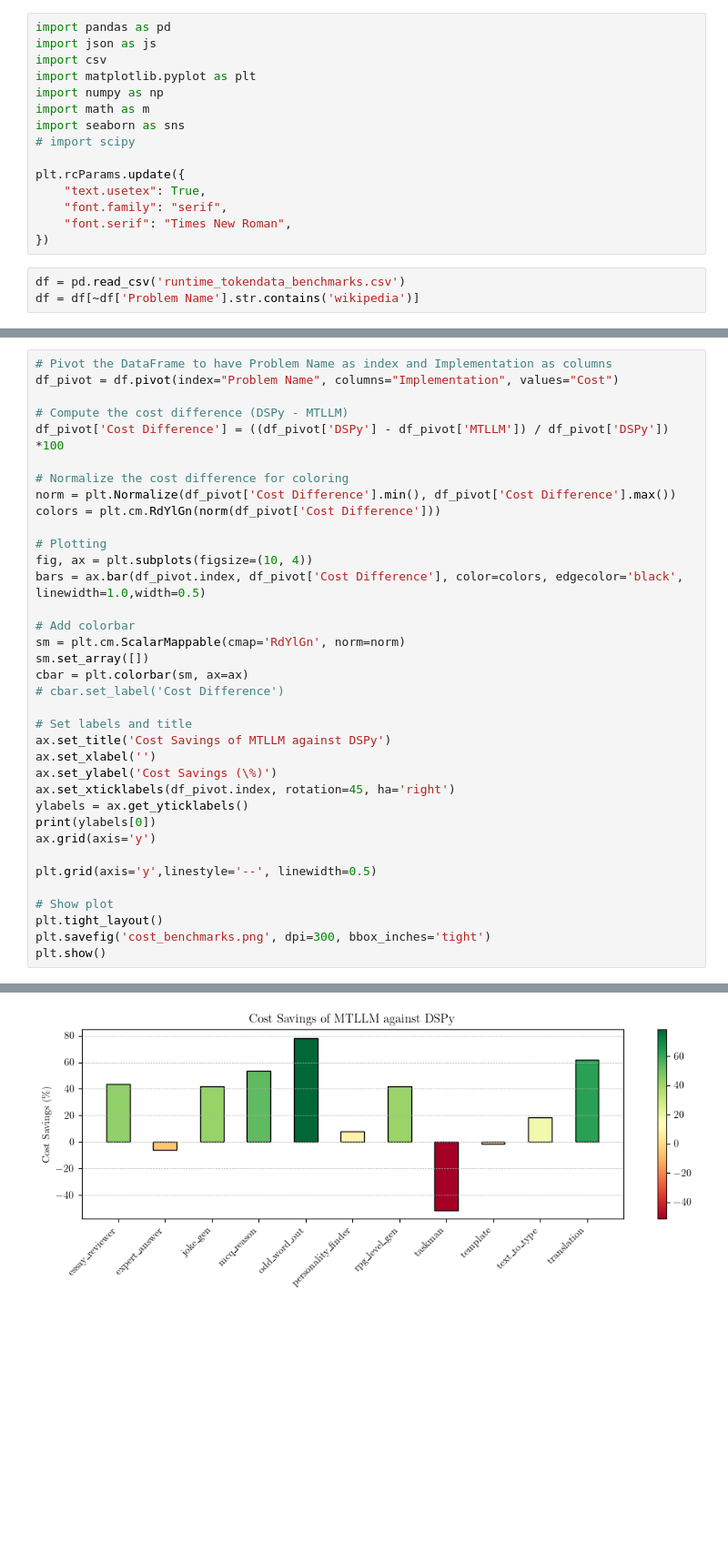
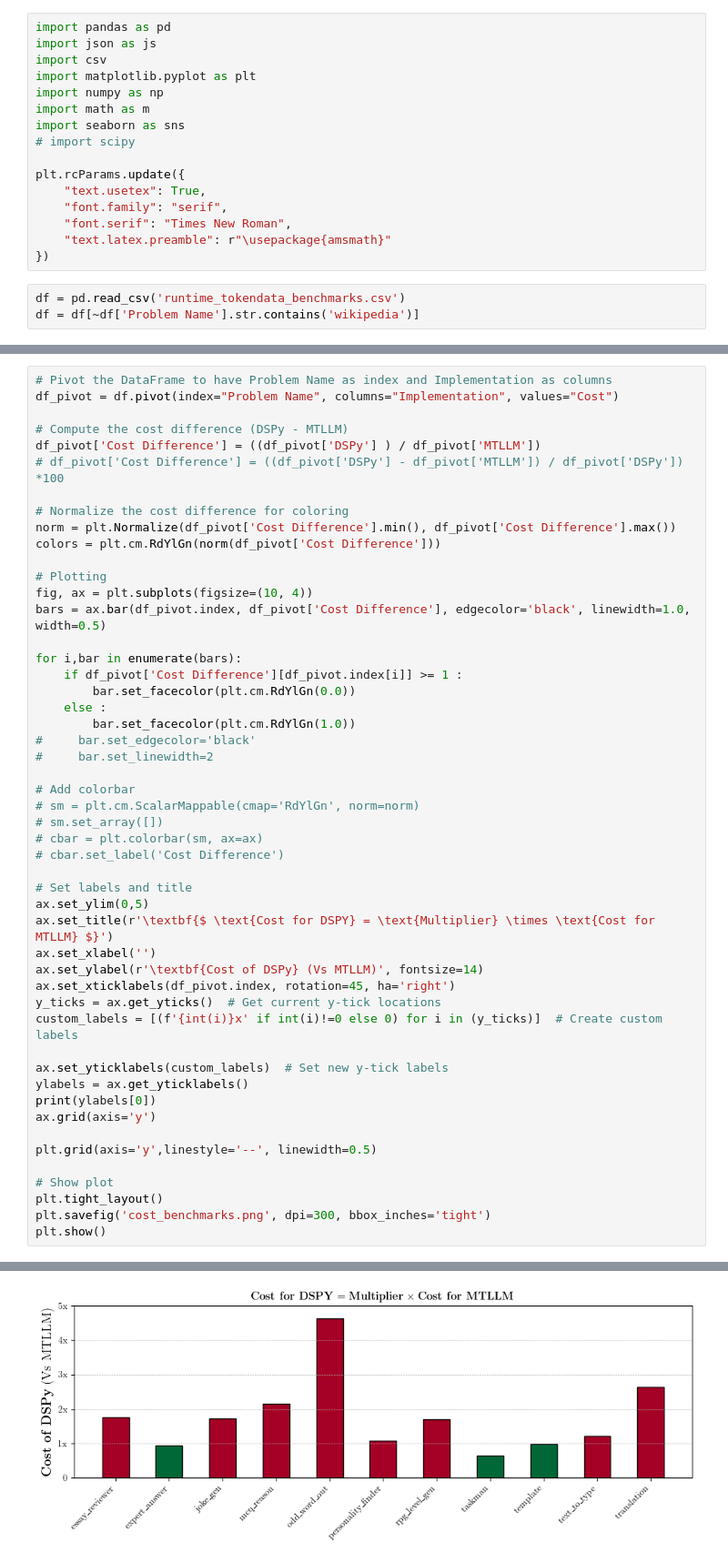
Before and after one commit to Jaseci-Labs/mtllm-evaluation, a Jupyter notebook: runs/Runtime_Tokens.ipynb, the cells around one changed output, grey strips where cells are left out. Shown at 91% size. Saved outputs shown, nothing was run; the diff lists cells and outputs as text; blank space fills up the shorter version.

```diff
--- a/runs/Runtime_Tokens.ipynb
+++ b/runs/Runtime_Tokens.ipynb
@@ -12,6 +12,7 @@ plt.rcParams.update({
     "text.usetex": True,
     "font.family": "serif",
     "font.serif": "Times New Roman",
+    "text.latex.preamble": r"\usepackage{amsmath}"
 })
 # %%
 df = pd.read_csv('runtime_tokendata_benchmarks.csv')
@@ -136,7 +115,8 @@ df
 df_pivot = df.pivot(index="Problem Name", columns="Implementation", values="Cost")
 
 # Compute the cost difference (DSPy - MTLLM)
-df_pivot['Cost Difference'] = ((df_pivot['DSPy'] - df_pivot['MTLLM']) / df_pivot['DSPy']) *100
+df_pivot['Cost Difference'] = ((df_pivot['DSPy'] ) / df_pivot['MTLLM'])
+# df_pivot['Cost Difference'] = ((df_pivot['DSPy'] - df_pivot['MTLLM']) / df_pivot['DSPy']) *100
 
 # Normalize the cost difference for coloring
 norm = plt.Normalize(df_pivot['Cost Difference'].min(), df_pivot['Cost Difference'].max())
@@ -144,19 +124,32 @@ colors = plt.cm.RdYlGn(norm(df_pivot['Cost Difference']))
 
 # Plotting
 fig, ax = plt.subplots(figsize=(10, 4))
-bars = ax.bar(df_pivot.index, df_pivot['Cost Difference'], color=colors, edgecolor='black', linewidth=1.0,width=0.5)
+bars = ax.bar(df_pivot.index, df_pivot['Cost Difference'], edgecolor='black', linewidth=1.0, width=0.5)
+
+for i,bar in enumerate(bars):
+    if df_pivot['Cost Difference'][df_pivot.index[i]] >= 1 :
+        bar.set_facecolor(plt.cm.RdYlGn(0.0))
+    else :
+        bar.set_facecolor(plt.cm.RdYlGn(1.0))
+#     bar.set_edgecolor='black'
+#     bar.set_linewidth=2
 
 # Add colorbar
-sm = plt.cm.ScalarMappable(cmap='RdYlGn', norm=norm)
-sm.set_array([])
-cbar = plt.colorbar(sm, ax=ax)
+# sm = plt.cm.ScalarMappable(cmap='RdYlGn', norm=norm)
+# sm.set_array([])
+# cbar = plt.colorbar(sm, ax=ax)
 # cbar.set_label('Cost Difference')
 
 # Set labels and title
-ax.set_title('Cost Savings of MTLLM against DSPy')
+ax.set_ylim(0,5)
+ax.set_title(r'\textbf{$ \text{Cost for DSPY} = \text{Multiplier} \times \text{Cost for MTLLM} $}')
 ax.set_xlabel('')
-ax.set_ylabel('Cost Savings (\%)')
+ax.set_ylabel(r'\textbf{Cost of DSPy} (Vs MTLLM)', fontsize=14)
 ax.set_xticklabels(df_pivot.index, rotation=45, ha='right')
+y_ticks = ax.get_yticks()  # Get current y-tick locations
+custom_labels = [(f'{int(i)}x' if int(i)!=0 else 0) for i in (y_ticks)]  # Create custom labels
+
+ax.set_yticklabels(custom_labels)  # Set new y-tick labels
 ylabels = ax.get_yticklabels()
 print(ylabels[0])
 ax.grid(axis='y')
@@ -172 +165 @@ Text(0, -60.0, '$\\mathdefault{−60}$')
-[figure, old version]
+[figure, new version]
```
Also changed, not shown: parts of 4 cells of this notebook, 1 other file.
